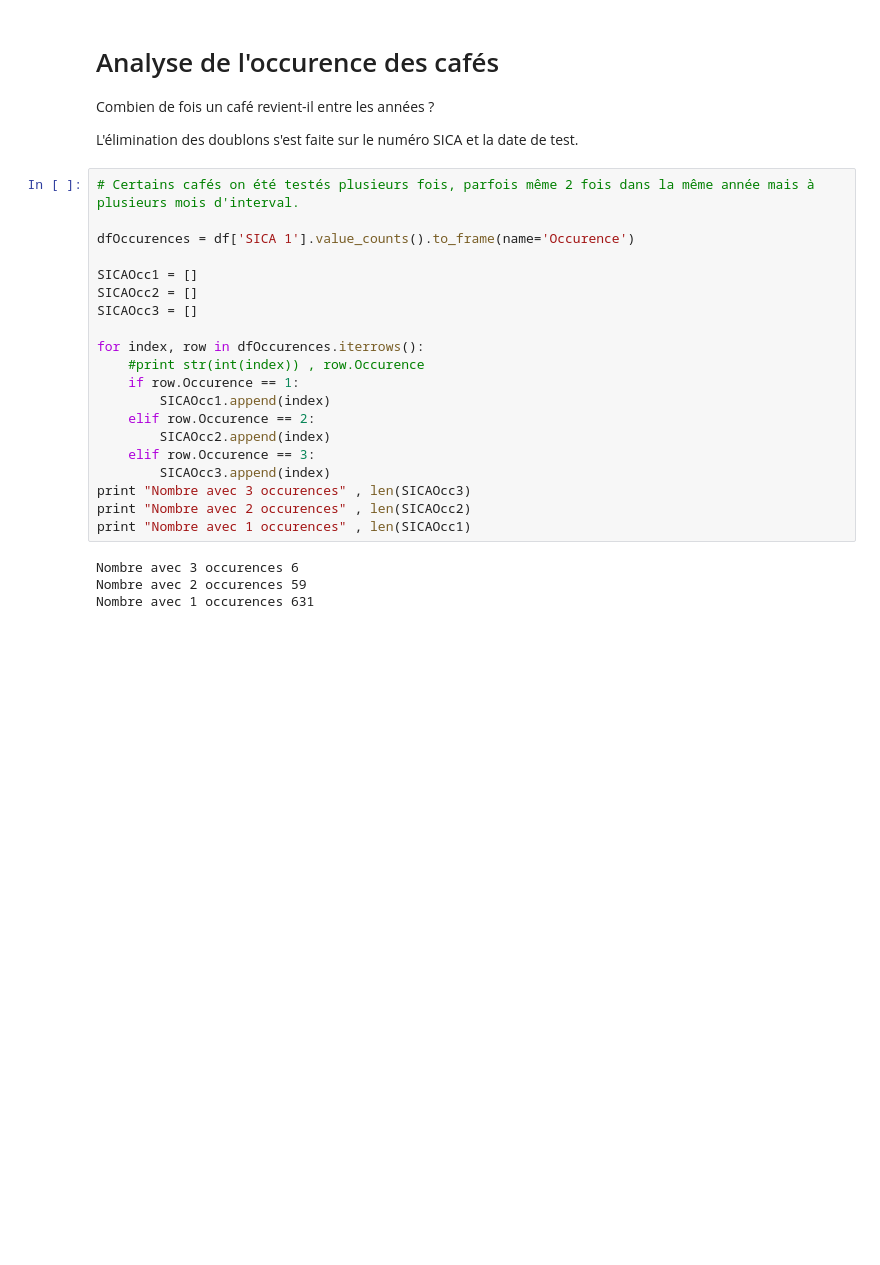
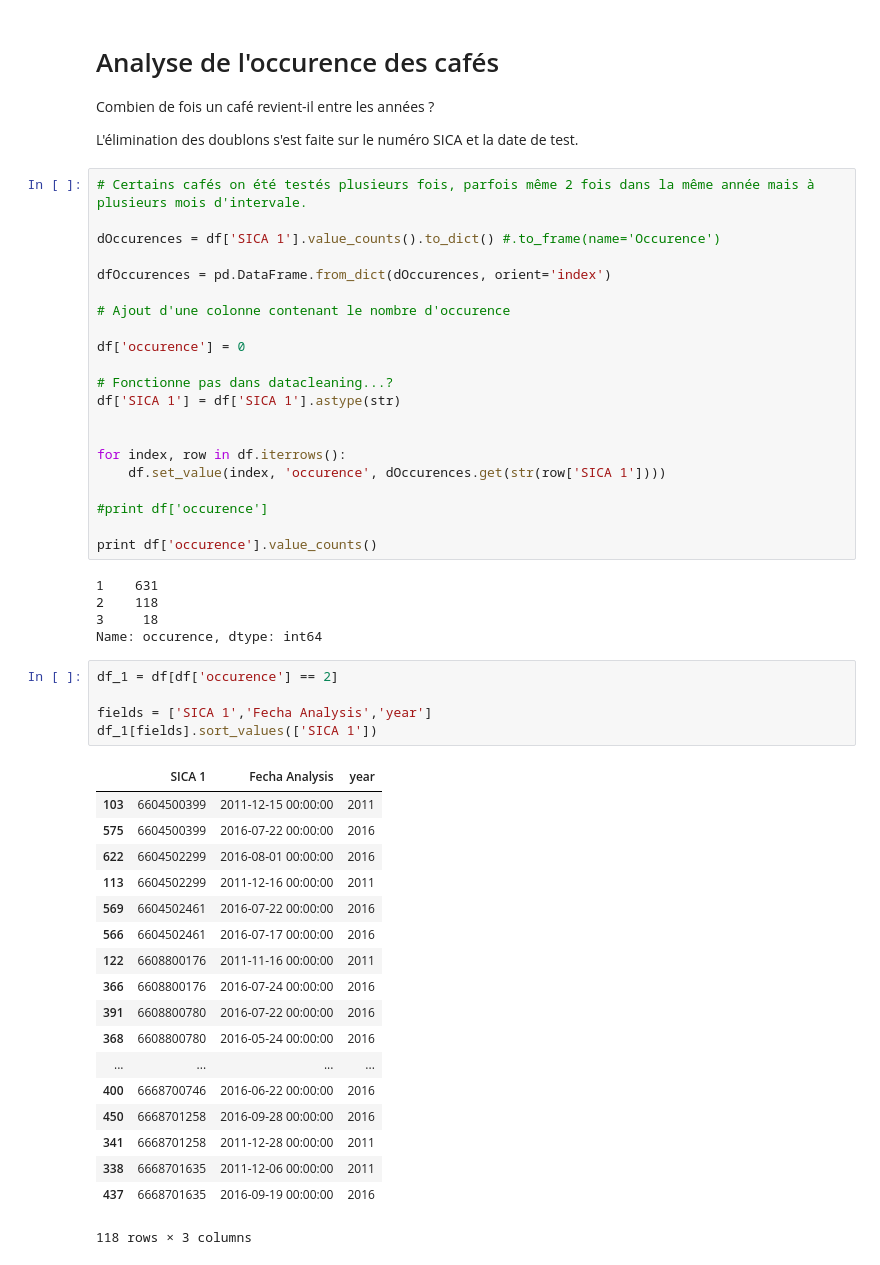
Before and after one commit to ThibaultSchowing/Bachelor_Thesis_2017_Sources, a Jupyter notebook: Notebook/DataAnalysis/2_CoffeeDataExploration.ipynb, the cells around one changed output. Cells and saved outputs as stored; diff of their text form; blank space fills up the shorter version.

```diff
--- a/Notebook/DataAnalysis/2_CoffeeDataExploration.ipynb
+++ b/Notebook/DataAnalysis/2_CoffeeDataExploration.ipynb
@@ -72,27 +75,53 @@ sns.kdeplot(foo['Puntaje Total'])
 Combien de fois un café revient-il entre les années ?
 
 L'élimination des doublons s'est faite sur le numéro SICA et la date de test.
-# %%
-# Certains cafés on été testés plusieurs fois, parfois même 2 fois dans la même année mais à plusieurs mois d'interval.
-
-dfOccurences = df['SICA 1'].value_counts().to_frame(name='Occurence')
-
-SICAOcc1 = []
-SICAOcc2 = []
-SICAOcc3 = []
-
-for index, row in dfOccurences.iterrows():
-    #print str(int(index)) , row.Occurence
-    if row.Occurence == 1:
-        SICAOcc1.append(index)
-    elif row.Occurence == 2:
-        SICAOcc2.append(index)
-    elif row.Occurence == 3:
-        SICAOcc3.append(index)
-print "Nombre avec 3 occurences" , len(SICAOcc3)
-print "Nombre avec 2 occurences" , len(SICAOcc2)
-print "Nombre avec 1 occurences" , len(SICAOcc1)
-# %% [output]
-Nombre avec 3 occurences 6
-Nombre avec 2 occurences 59
-Nombre avec 1 occurences 631
+# %%
+# Certains cafés on été testés plusieurs fois, parfois même 2 fois dans la même année mais à plusieurs mois d'intervale.
+
+dOccurences = df['SICA 1'].value_counts().to_dict() #.to_frame(name='Occurence')
+
+dfOccurences = pd.DataFrame.from_dict(dOccurences, orient='index')
+
+# Ajout d'une colonne contenant le nombre d'occurence
+
+df['occurence'] = 0
+
+# Fonctionne pas dans datacleaning...?
+df['SICA 1'] = df['SICA 1'].astype(str)
+
+
+for index, row in df.iterrows():
+    df.set_value(index, 'occurence', dOccurences.get(str(row['SICA 1'])))
+
+#print df['occurence']
+
+print df['occurence'].value_counts()
+# %% [output]
+1    631
+2    118
+3     18
+Name: occurence, dtype: int64
+# %%
+df_1 = df[df['occurence'] == 2]
+
+fields = ['SICA 1','Fecha Analysis','year']
+df_1[fields].sort_values(['SICA 1'])
+# %% [output]
+|  | SICA 1 | Fecha Analysis | year |
+| 103 | 6604500399 | 2011-12-15 00:00:00 | 2011 |
+| 575 | 6604500399 | 2016-07-22 00:00:00 | 2016 |
+| 622 | 6604502299 | 2016-08-01 00:00:00 | 2016 |
+| 113 | 6604502299 | 2011-12-16 00:00:00 | 2011 |
+| 569 | 6604502461 | 2016-07-22 00:00:00 | 2016 |
+| 566 | 6604502461 | 2016-07-17 00:00:00 | 2016 |
+| 122 | 6608800176 | 2011-11-16 00:00:00 | 2011 |
+| 366 | 6608800176 | 2016-07-24 00:00:00 | 2016 |
+| 391 | 6608800780 | 2016-07-22 00:00:00 | 2016 |
+| 368 | 6608800780 | 2016-05-24 00:00:00 | 2016 |
+| ... | ... | ... | ... |
+| 400 | 6668700746 | 2016-06-22 00:00:00 | 2016 |
+| 450 | 6668701258 | 2016-09-28 00:00:00 | 2016 |
+| 341 | 6668701258 | 2011-12-28 00:00:00 | 2011 |
+| 338 | 6668701635 | 2011-12-06 00:00:00 | 2011 |
+| 437 | 6668701635 | 2016-09-19 00:00:00 | 2016 |
+118 rows × 3 columns
```
Also changed, not shown: parts of 18 cells of this notebook, 24 other files.
